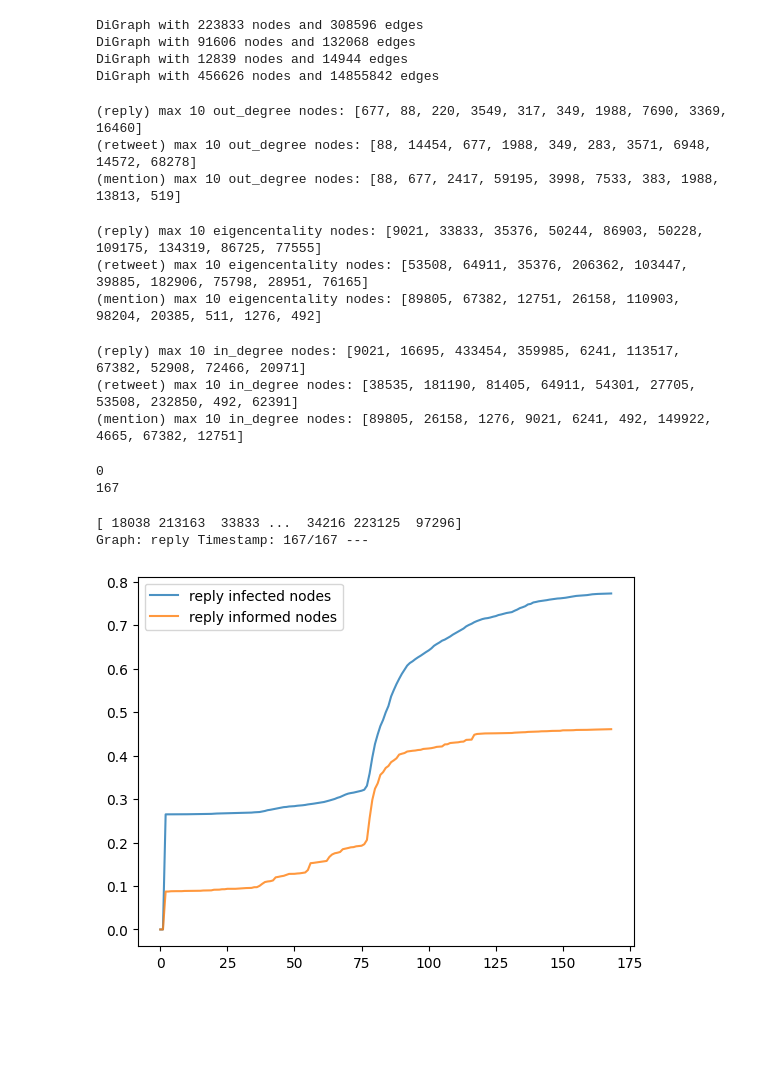
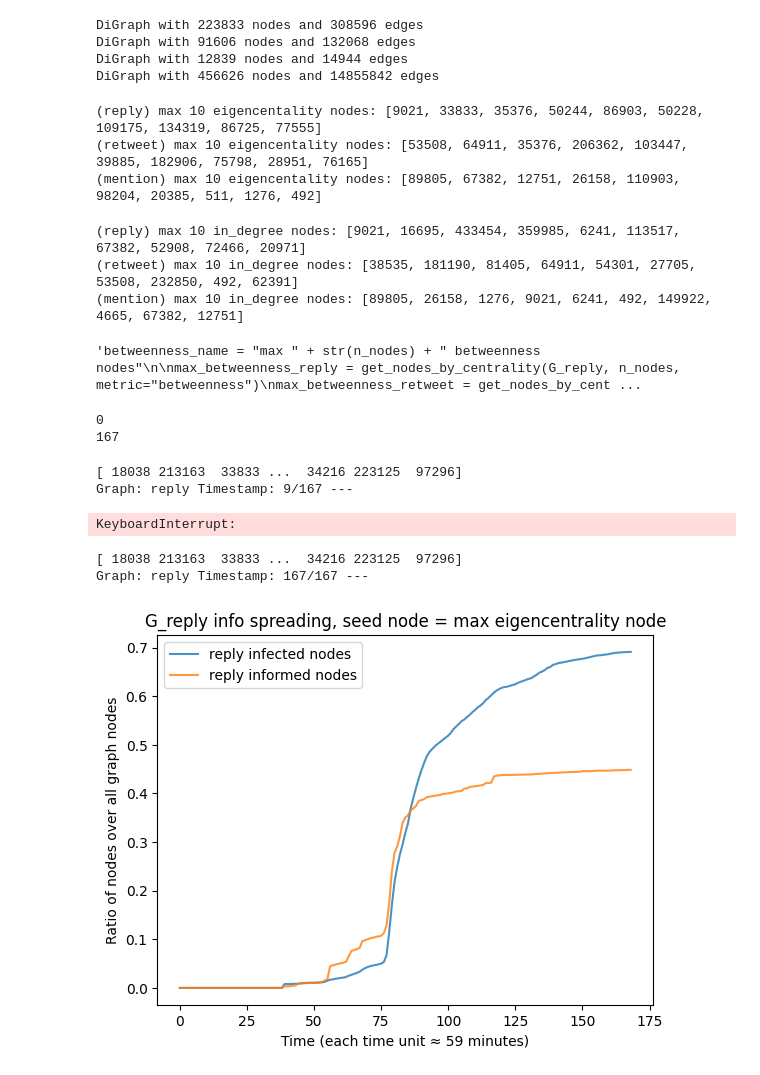
Before and after one commit to francescoopiccoli/higgs-twitter-network-science, a Jupyter notebook: src/process_final.ipynb, the cells around one changed output. Drawn from its saved outputs; the diff is of its cells as text; code cells hidden in the pictures; blank space fills up the shorter version.

Commit message:
improve plot look, rename,  add some missing plots

```diff
--- a/src/process_final.ipynb
+++ b/src/process_final.ipynb
@@ -68,7 +68,7 @@ def build_social_network_df(graph):
     social_network_df = social_network_df.drop_duplicates()
     return social_network_df
 
-def simulate_spreading(graph_df, social_network_df, seed_node, start_timestamp, end_timestamp, number_of_component_nodes, number_of_total_nodes, name="name_not_given", plot=True):
+def simulate_spreading(graph_df, social_network_df, seed_node, start_timestamp, end_timestamp, number_of_component_nodes, number_of_total_nodes, name="name_not_given", plot=True, title=""):
 
     graph_nodes = np.zeros(max(social_network_df['source'].max(), social_network_df['target'].max()) + 1)
     print(graph_df['source'].unique())
@@ -127,8 +127,12 @@ def simulate_spreading(graph_df, social_network_df, seed_node, start_timestamp,
     # infected_nodes_new = np.mean(infected_nodes_new, axis=0)
 
     if plot:
-        plt.plot(np.arange(min_timestamp, max_timestamp+2), infected_nodes_time, label=f'{name}' + ' infected nodes', alpha=0.8)
-        plt.plot(np.arange(min_timestamp, max_timestamp+2), informed_nodes_time, label=f'{name}' + ' informed nodes', alpha=0.8)
+        x_range = np.arange(min_timestamp, max_timestamp+2)
+        plt.plot(x_range, infected_nodes_time, label=f'{name}' + ' infected nodes', alpha=0.8)
+        plt.plot(x_range, informed_nodes_time, label=f'{name}' + ' informed nodes', alpha=0.8)
+        plt.title(title)
+        plt.xlabel('Time (each time unit ≈ ' + str((24*7*60) // len(x_range)) + " minutes)")
+        plt.ylabel('Ratio of nodes over all graph nodes')
         plt.legend()
     return infected_nodes, informed_nodes, infected_nodes_time, informed_nodes_time
 
@@ -210,17 +214,13 @@ mention_graph_name ="mention"
 
 out_degree_name = "max " + str(n_nodes) + " out_degree nodes"
 
-max_degree_reply = get_nodes_by_centrality(G_reply, n_nodes, metric='out_degree')
-max_degree_retweet = get_nodes_by_centrality(G_retweet, n_nodes, metric='out_degree')
-max_degree_mention = get_nodes_by_centrality(G_mention, n_nodes, metric='out_degree')
+max_out_degree_reply = get_nodes_by_centrality(G_reply, n_nodes, metric='out_degree')
+max_out_degree_retweet = get_nodes_by_centrality(G_retweet, n_nodes, metric='out_degree')
+max_out_degree_mention = get_nodes_by_centrality(G_mention, n_nodes, metric='out_degree')
 
-util.print_and_log(reply_graph_name, out_degree_name, max_degree_reply)
-util.print_and_log(retweet_graph_name, out_degree_name, max_degree_retweet)
-util.print_and_log(mention_graph_name, out_degree_name, max_degree_mention)
+# util.print_and_log(reply_graph_name, out_degree_name, max_out_degree_reply)
+# util.print_and_log(retweet_graph_name, out_degree_name, max_out_degree_retweet)
+# util.print_and_log(mention_graph_name, out_degree_name, max_out_degree_mention)
-# %% [output]
-(reply) max 10 out_degree nodes: [677, 88, 220, 3549, 317, 349, 1988, 7690, 3369, 16460]
-(retweet) max 10 out_degree nodes: [88, 14454, 677, 1988, 349, 283, 3571, 6948, 14572, 68278]
-(mention) max 10 out_degree nodes: [88, 677, 2417, 59195, 3998, 7533, 383, 1988, 13813, 519]
 # %%
 eigen_name = "max " + str(n_nodes) + " eigencentrality nodes"
 
@@ -242,13 +242,24 @@ max_in_degree_reply = get_nodes_by_centrality(G_reply, n_nodes, metric="in_degre
 max_in_degree_retweet = get_nodes_by_centrality(G_retweet, n_nodes, metric="in_degree")
 max_in_degree_mention = get_nodes_by_centrality(G_mention, n_nodes, metric="in_degree")
 
-util.print_and_log(reply_graph_name, in_degree_name, max_in_degree_reply)
-util.print_and_log(retweet_graph_name, in_degree_name, max_in_degree_retweet)
-util.print_and_log(mention_graph_name, in_degree_name, max_in_degree_mention)
+# util.print_and_log(reply_graph_name, in_degree_name, max_in_degree_reply)
+# util.print_and_log(retweet_graph_name, in_degree_name, max_in_degree_retweet)
+# util.print_and_log(mention_graph_name, in_degree_name, max_in_degree_mention)
+
+"""betweenness_name = "max " + str(n_nodes) + " betweenness nodes"
+
+max_betweenness_reply = get_nodes_by_centrality(G_reply, n_nodes, metric="betweenness")
+max_betweenness_retweet = get_nodes_by_centrality(G_retweet, n_nodes, metric="betweenness")
+max_betweenness_mention = get_nodes_by_centrality(G_mention, n_nodes, metric="betweenness")
+
+util.print_and_log(reply_graph_name, betweenness_name, max_betweenness_reply)
+util.print_and_log(retweet_graph_name, betweenness_name, max_betweenness_retweet)
+util.print_and_log(mention_graph_name, betweenness_name, max_betweenness_mention)"""
 # %% [output]
 (reply) max 10 in_degree nodes: [9021, 16695, 433454, 359985, 6241, 113517, 67382, 52908, 72466, 20971]
 (retweet) max 10 in_degree nodes: [38535, 181190, 81405, 64911, 54301, 27705, 53508, 232850, 492, 62391]
 (mention) max 10 in_degree nodes: [89805, 26158, 1276, 9021, 6241, 492, 149922, 4665, 67382, 12751]
+'betweenness_name = "max " + str(n_nodes) + " betweenness nodes"\n\nmax_betweenness_reply = get_nodes_by_centrality(G_reply, n_nodes, metric="betweenness")\nmax_betweenness_retweet = get_nodes_by_cent ...
 # %%
 start_timestamp, end_timestamp = get_start_end_combined(G_reply_lcc_df, G_mention_lcc_df, G_retweet_lcc_df)
 print(start_timestamp)
@@ -256,11 +267,19 @@ print(end_timestamp)
 # %% [output]
 0
 167
+# %%
+infected_nodes, informed_nodes, infected_nodes_time, informed_nodes_time = simulate_spreading(G_reply_lcc_df,\
+            G_social_df, max_out_degree_reply[0], start_timestamp, end_timestamp, len(G_reply_lcc.nodes()),\
+            len(G_social.nodes()), name="reply", plot=True, title="G_reply info spreading, seed node = max out degree node")
+# %% [output]
+[ 18038 213163  33833 ...  34216 223125  97296]
+Graph: reply Timestamp: 9/167 ---
+KeyboardInterrupt:
 # %%
 infected_nodes, informed_nodes, infected_nodes_time, informed_nodes_time = simulate_spreading(G_reply_lcc_df,\
-            G_social_df, max_degree_reply[0], start_timestamp, end_timestamp, len(G_reply_lcc.nodes()),\
-            len(G_social.nodes()), name="reply", plot=True)
+            G_social_df, max_eigen_reply[0], start_timestamp, end_timestamp, len(G_reply_lcc.nodes()),\
+            len(G_social.nodes()), name="reply", plot=True, title="G_reply info spreading, seed node = max eigencentrality node")
 # %% [output]
 [ 18038 213163  33833 ...  34216 223125  97296]
 Graph: reply Timestamp: 167/167 ---
-[figure, old version]
+[figure, new version]
```
Also changed, not shown: parts of 8 cells of this notebook.
